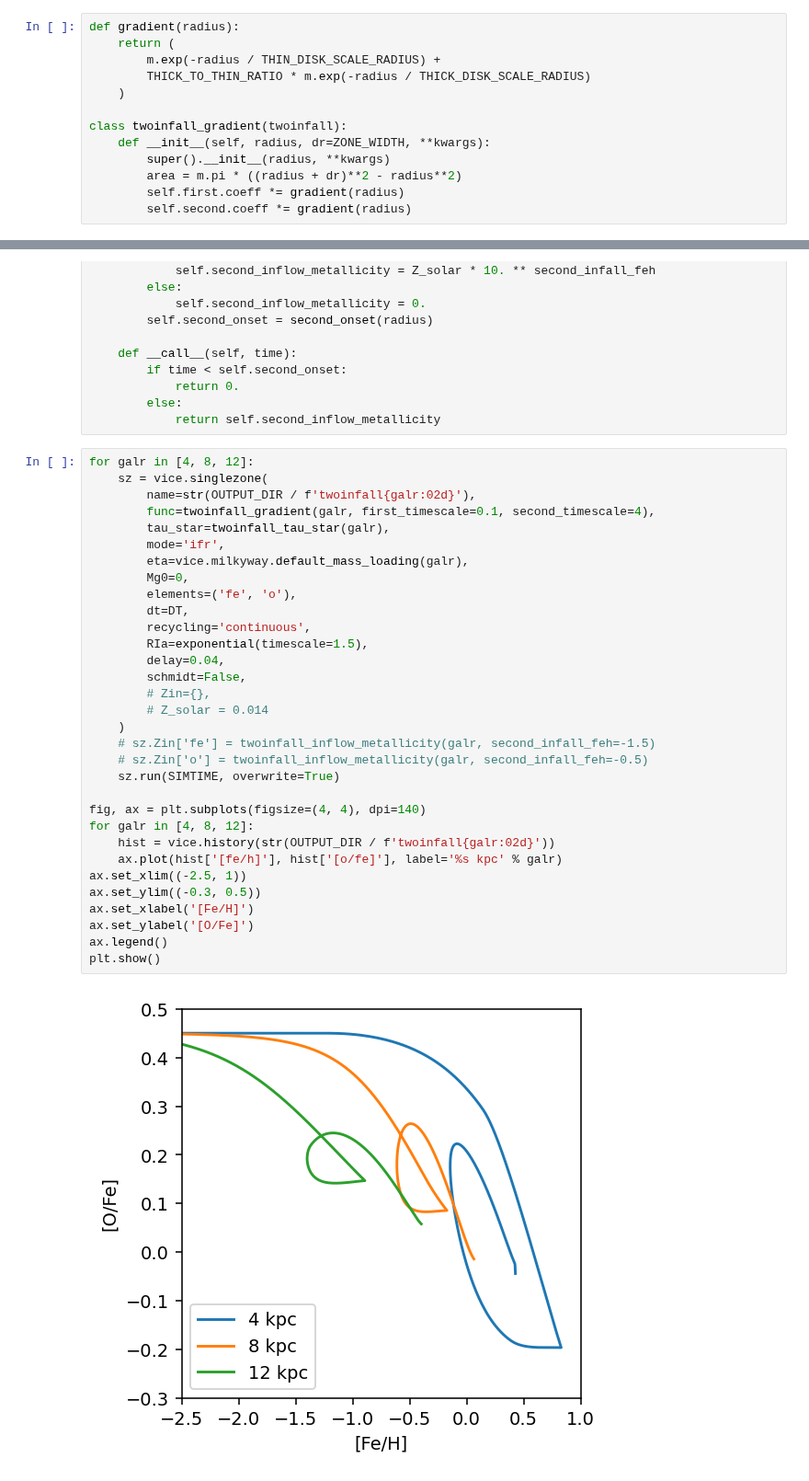
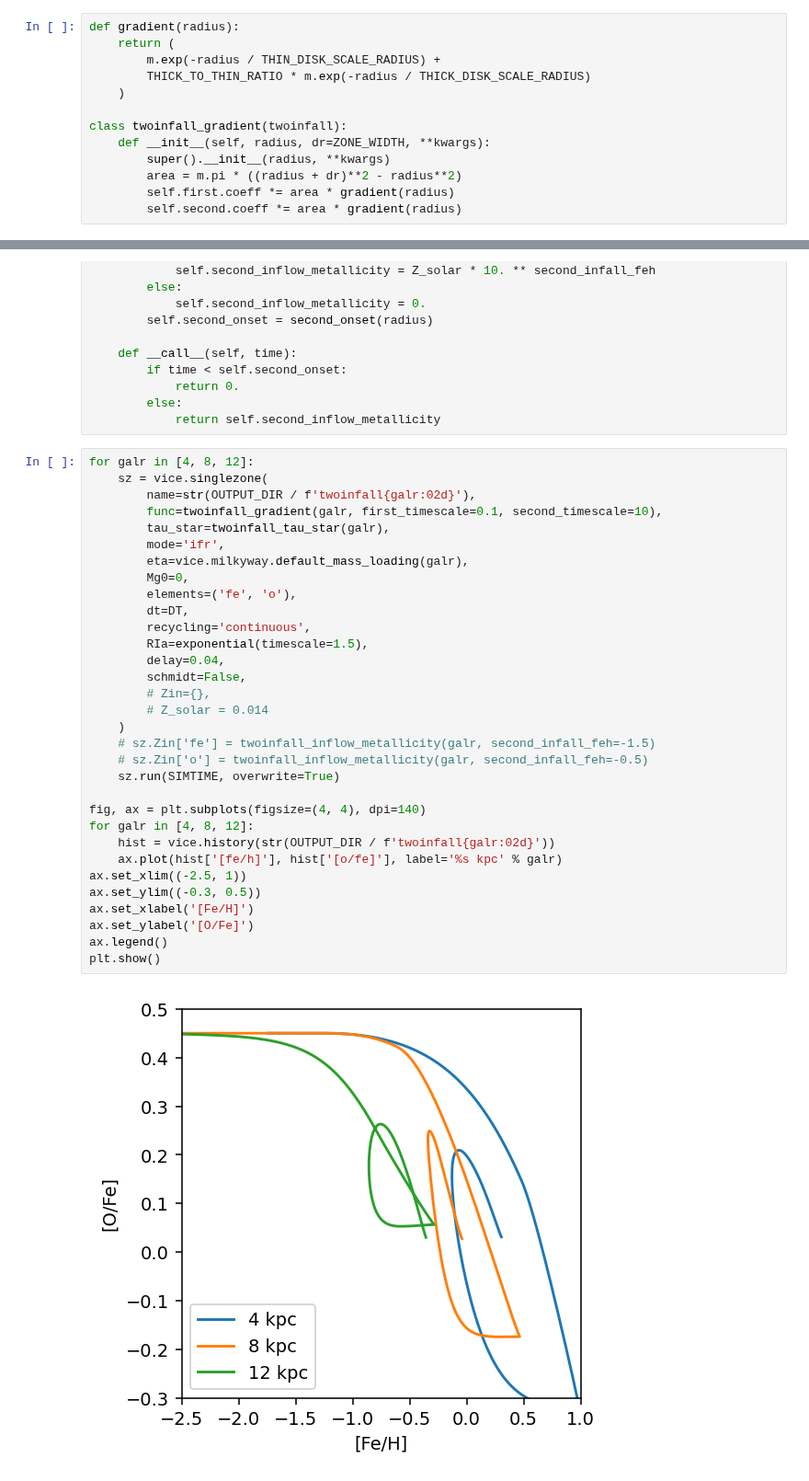
Before and after one commit to lodubay/galactic-dtd, a Jupyter notebook: notebooks/twoinfall.ipynb, the cells around one changed output, grey strips where cells are left out. Shown at 92% size. Cells and saved outputs as stored; diff of their text form.

Commit message:
nsf plot updates

```diff
--- a/notebooks/twoinfall.ipynb
+++ b/notebooks/twoinfall.ipynb
@@ -73,8 +73,8 @@ class twoinfall_gradient(twoinfall):
     def __init__(self, radius, dr=ZONE_WIDTH, **kwargs):
         super().__init__(radius, **kwargs)
         area = m.pi * ((radius + dr)**2 - radius**2)
-        self.first.coeff *= gradient(radius)
-        self.second.coeff *= gradient(radius)
+        self.first.coeff *= area * gradient(radius)
+        self.second.coeff *= area * gradient(radius)
 # %%
 class twoinfall_tau_star(J21_sf_law):
     def __init__(self, radius, dr=ZONE_WIDTH, mode="ifr", second_onset=second_onset, **kwargs):
@@ -124,36 +124,36 @@ class twoinfall_inflow_metallicity:
 for galr in [4, 8, 12]:
     sz = vice.singlezone(
         name=str(OUTPUT_DIR / f'twoinfall{galr:02d}'),
-        func=twoinfall_gradient(galr, first_timescale=0.1, second_timescale=4),
+        func=twoinfall_gradient(galr, first_timescale=0.1, second_timescale=10),
         tau_star=twoinfall_tau_star(galr),
         mode='ifr',
         eta=vice.milkyway.default_mass_loading(galr),
         Mg0=0,
         elements=('fe', 'o'),
         dt=DT,
         recycling='continuous',
         RIa=exponential(timescale=1.5),
         delay=0.04,
         schmidt=False,
         # Zin={},
         # Z_solar = 0.014
     )
     # sz.Zin['fe'] = twoinfall_inflow_metallicity(galr, second_infall_feh=-1.5)
     # sz.Zin['o'] = twoinfall_inflow_metallicity(galr, second_infall_feh=-0.5)
     sz.run(SIMTIME, overwrite=True)
 
 fig, ax = plt.subplots(figsize=(4, 4), dpi=140)
 for galr in [4, 8, 12]:
     hist = vice.history(str(OUTPUT_DIR / f'twoinfall{galr:02d}'))
     ax.plot(hist['[fe/h]'], hist['[o/fe]'], label='%s kpc' % galr)
 ax.set_xlim((-2.5, 1))
 ax.set_ylim((-0.3, 0.5))
 ax.set_xlabel('[Fe/H]')
 ax.set_ylabel('[O/Fe]')
 ax.legend()
 plt.show()
 # %% [output]
-[figure, old version]
+[figure, new version]
 # %%
 fig, ax = plt.subplots(figsize=(5, 3), dpi=140)
 for galr in [4, 8, 12]:
```
Also changed, not shown: parts of 4 cells of this notebook, 3 other files.
